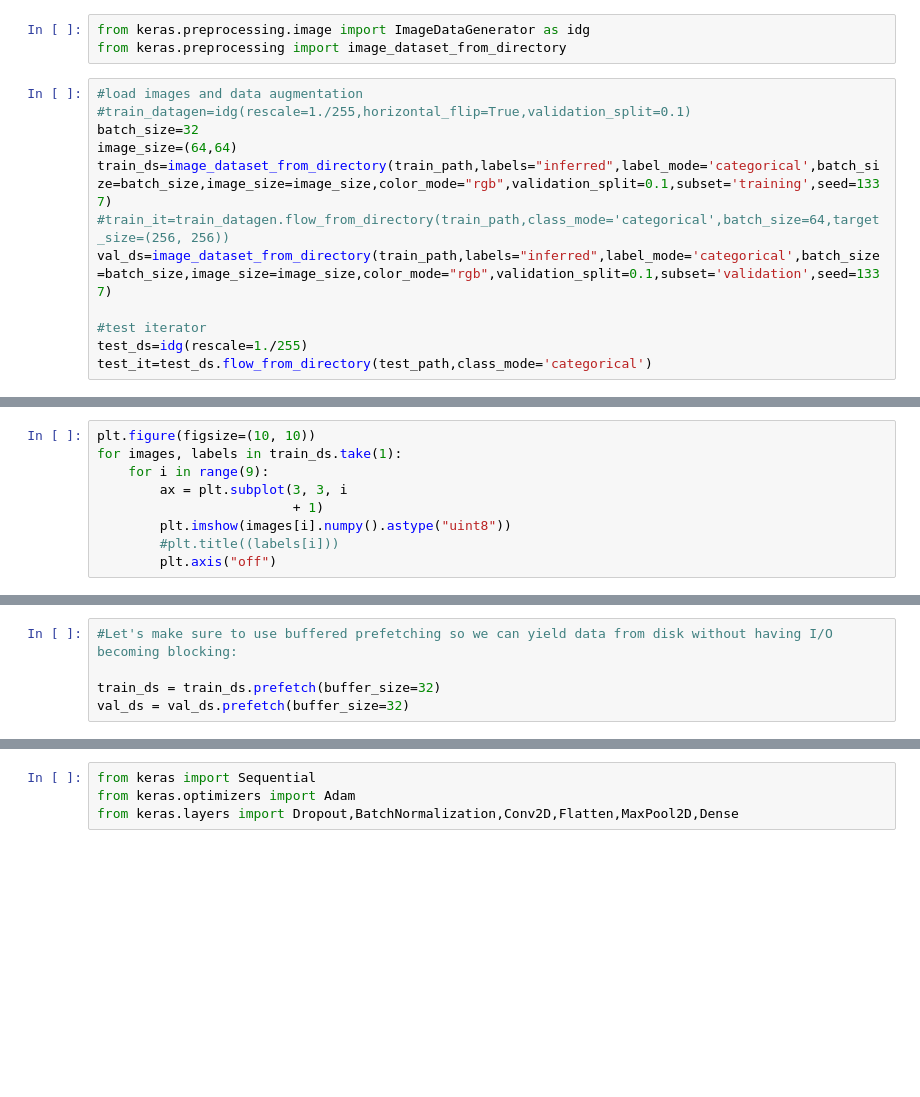
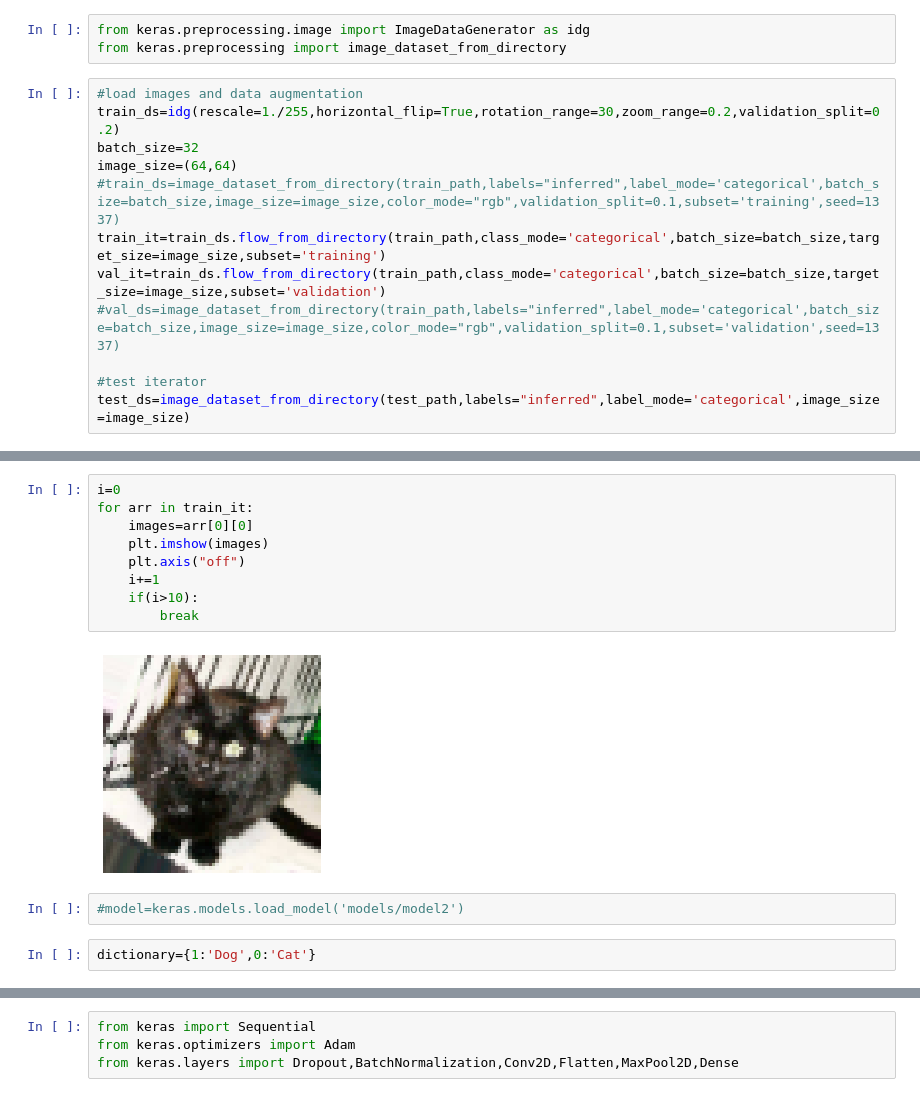
Before and after one commit to harry7337/catdogclassifier, a Jupyter notebook: catdogclassifier.ipynb, the cells around one changed output, grey strips where cells are left out. Saved outputs shown, nothing was run; the diff lists cells and outputs as text; blank space fills up the shorter version.

```diff
--- a/catdogclassifier.ipynb
+++ b/catdogclassifier.ipynb
@@ -76,14 +12,14 @@ from keras.preprocessing.image import ImageDataGenerator as idg
 from keras.preprocessing import image_dataset_from_directory
 # %%
 #load images and data augmentation
-#train_datagen=idg(rescale=1./255,horizontal_flip=True,validation_split=0.1)
+train_ds=idg(rescale=1./255,horizontal_flip=True,rotation_range=30,zoom_range=0.2,validation_split=0.2)
 batch_size=32
 image_size=(64,64)
-train_ds=image_dataset_from_directory(train_path,labels="inferred",label_mode='categorical',batch_size=batch_size,image_size=image_size,color_mode="rgb",validation_split=0.1,subset='training',seed=1337)
-#train_it=train_datagen.flow_from_directory(train_path,class_mode='categorical',batch_size=64,target_size=(256, 256))
-val_ds=image_dataset_from_directory(train_path,labels="inferred",label_mode='categorical',batch_size=batch_size,image_size=image_size,color_mode="rgb",validation_split=0.1,subset='validation',seed=1337)
+#train_ds=image_dataset_from_directory(train_path,labels="inferred",label_mode='categorical',batch_size=batch_size,image_size=image_size,color_mode="rgb",validation_split=0.1,subset='training',seed=1337)
+train_it=train_ds.flow_from_directory(train_path,class_mode='categorical',batch_size=batch_size,target_size=image_size,subset='training')
+val_it=train_ds.flow_from_directory(train_path,class_mode='categorical',batch_size=batch_size,target_size=image_size,subset='validation')
+#val_ds=image_dataset_from_directory(train_path,labels="inferred",label_mode='categorical',batch_size=batch_size,image_size=image_size,color_mode="rgb",validation_split=0.1,subset='validation',seed=1337)
 
 #test iterator
-test_ds=idg(rescale=1./255)
-test_it=test_ds.flow_from_directory(test_path,class_mode='categorical')
+test_ds=image_dataset_from_directory(test_path,labels="inferred",label_mode='categorical',image_size=image_size)
 # %% [output]
@@ -95,9 +28,0 @@ Found 2043 images belonging to 2 classes.
-# %%
-plt.figure(figsize=(10, 10))
-for images, labels in train_ds.take(1):
-    for i in range(9):
-        ax = plt.subplot(3, 3, i
-                         + 1)
-        plt.imshow(images[i].numpy().astype("uint8"))
-        #plt.title((labels[i]))
-        plt.axis("off")
@@ -106,5 +29,15 @@ for images, labels in train_ds.take(1):
-# %%
-#Let's make sure to use buffered prefetching so we can yield data from disk without having I/O becoming blocking:
-
-train_ds = train_ds.prefetch(buffer_size=32)
-val_ds = val_ds.prefetch(buffer_size=32)
+# %%
+i=0
+for arr in train_it:
+    images=arr[0][0]
+    plt.imshow(images)
+    plt.axis("off")
+    i+=1
+    if(i>10):
+        break
+# %% [output]
+[figure, added]
+# %%
+#model=keras.models.load_model('models/model2')
+# %%
+dictionary={1:'Dog',0:'Cat'}
```
Also changed, not shown: parts of 13 cells of this notebook, 8 other files.
